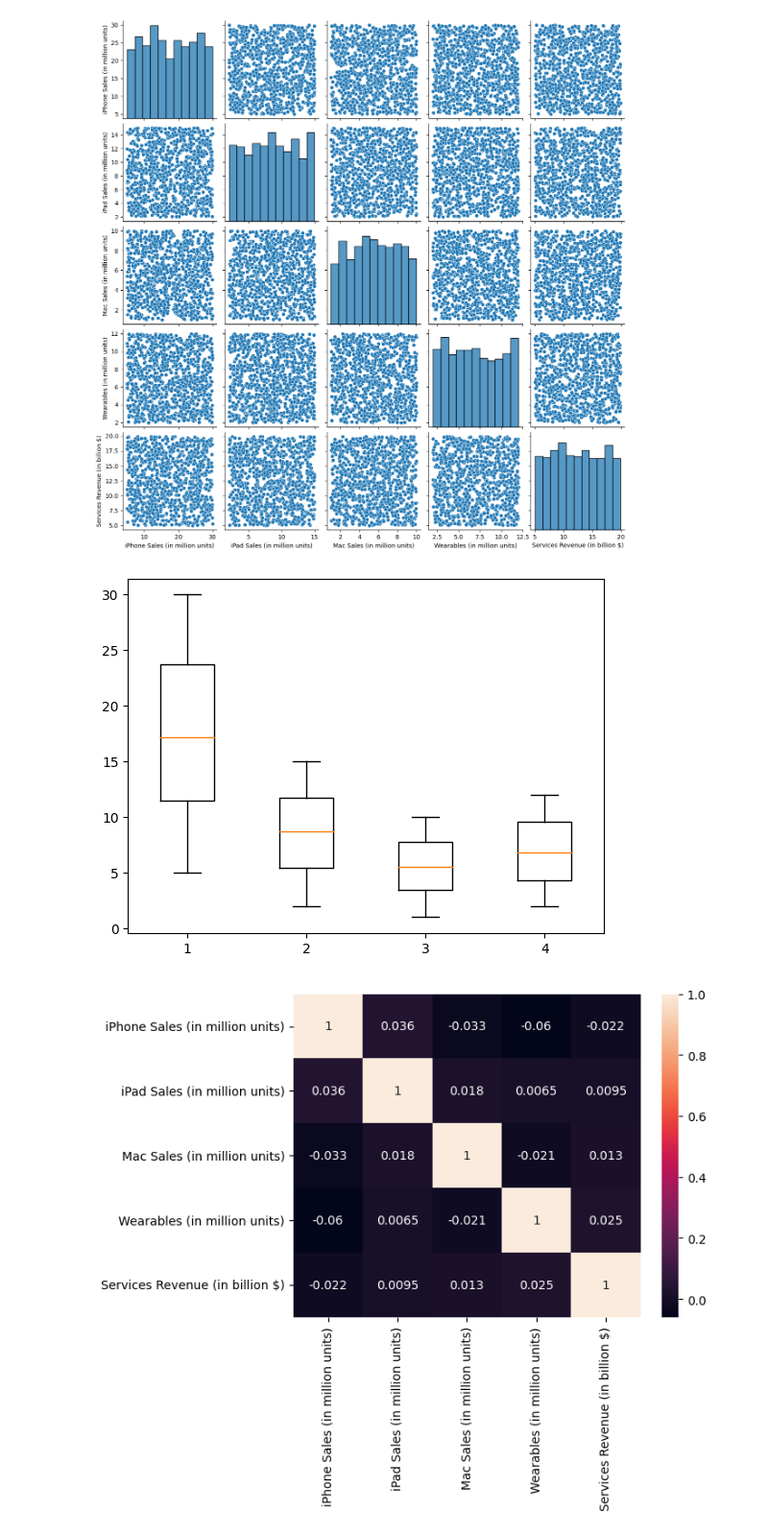
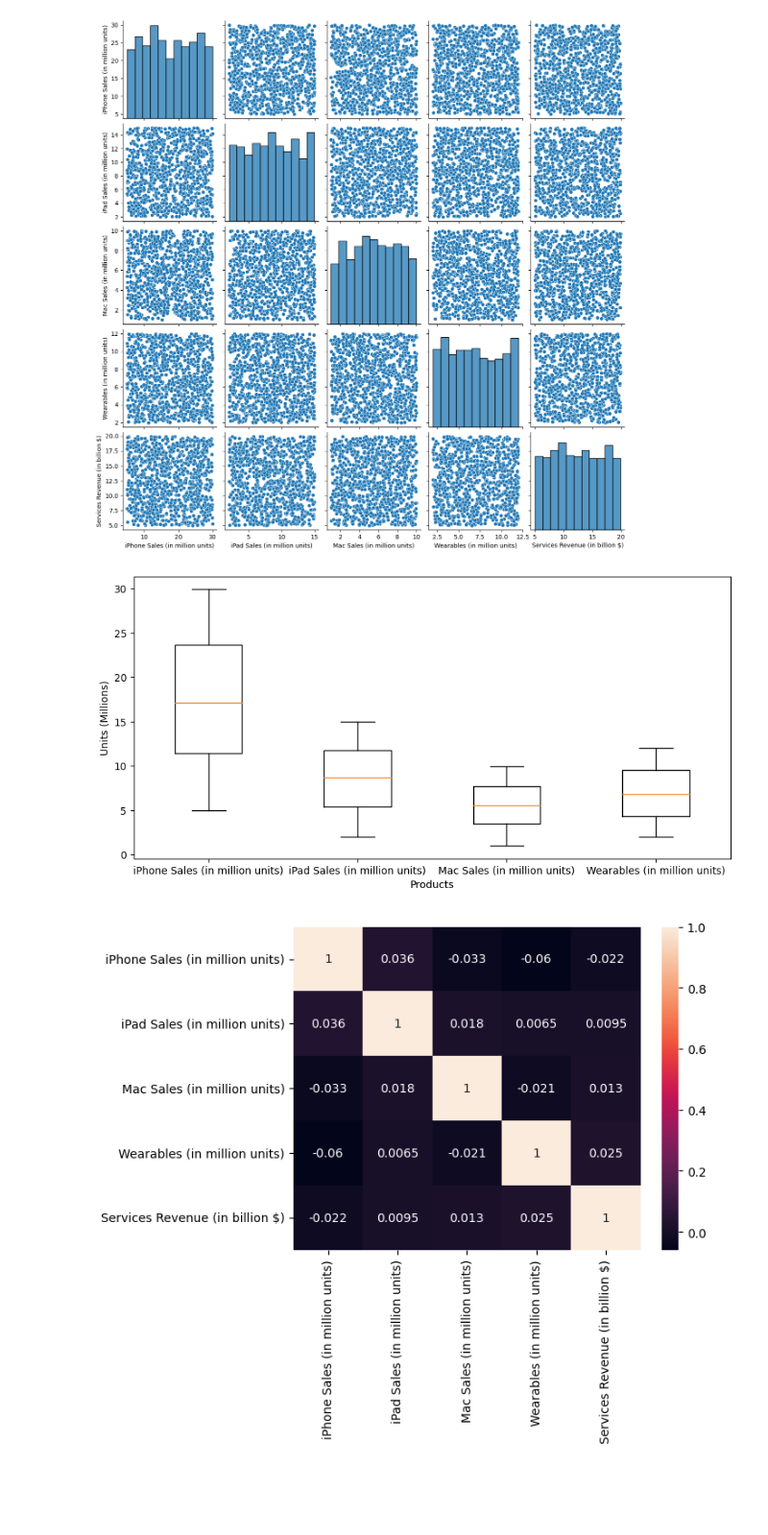
Before and after one commit to davidgb9716/data-science, a Jupyter notebook: apple_sales/apple_sales_2024.ipynb, the cells around one changed output. Shown at 96% size. Cells and saved outputs as stored; diff of their text form; code cells hidden in the pictures; blank space fills up the shorter version.

Commit message:
Kaggle Notebook | Apple Sales Dataset (2024) - Data Analysis | Version 11

```diff
--- a/apple_sales/apple_sales_2024.ipynb
+++ b/apple_sales/apple_sales_2024.ipynb
@@ -161,12 +205,14 @@ plt.show()
 # %% [output]
 [figure]
 # %%
+plt.figure(figsize=(10.5, 5))
 plt.boxplot(df[['iPhone Sales (in million units)', 'iPad Sales (in million units)', 'Mac Sales (in million units)', 'Wearables (in million units)']])
-#X: iPhone Sales (in million units), iPad Sales (in million units), Mac Sales (in million units), Wearables (in million units)
-#Y: Units (Millions)
+plt.xticks([1, 2, 3, 4], ['iPhone Sales (in million units)', 'iPad Sales (in million units)', 'Mac Sales (in million units)', 'Wearables (in million units)'])
+plt.xlabel('Products')
+plt.ylabel('Units (Millions)')
 plt.show()
 # %% [output]
-[figure, old version]
+[figure, new version]
 # %%
 sns.heatmap(df_numerical.corr(), annot=True)
 plt.show()
```
Also changed, not shown: parts of 13 cells of this notebook.
